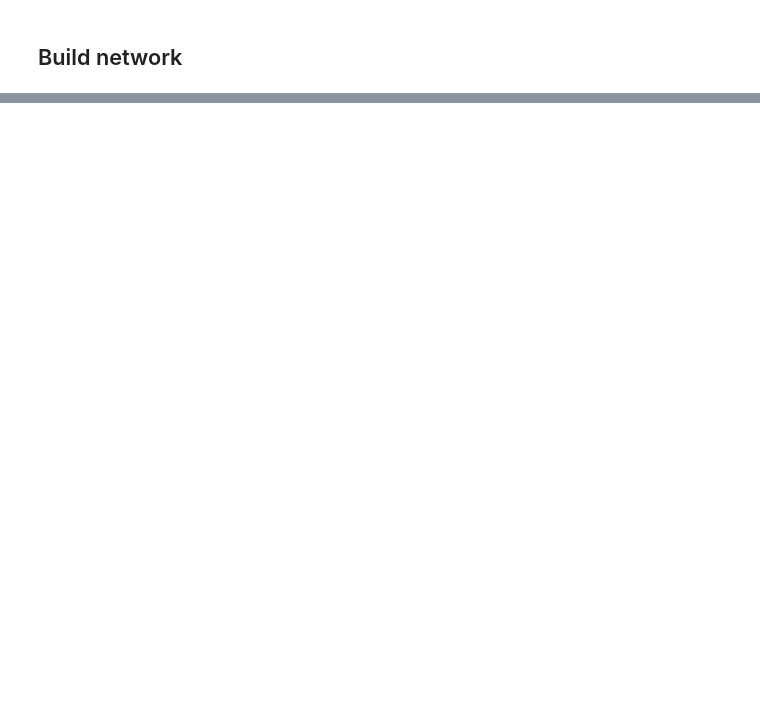
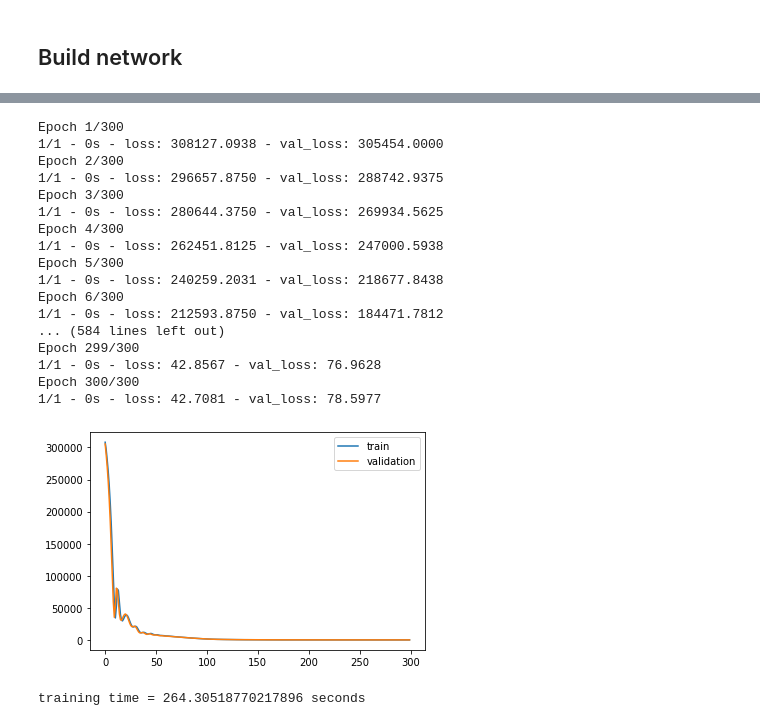
Before and after one commit to ellensanden/MLAnomalyDetection, a Jupyter notebook: test_stuff/cnn.ipynb, the cells around one changed output, grey strips where cells are left out. Saved outputs shown, nothing was run; the diff lists cells and outputs as text; code cells hidden in the pictures; blank space fills up the shorter version.

```diff
--- a/test_stuff/cnn.ipynb
+++ b/test_stuff/cnn.ipynb
@@ -62,12 +83,21 @@ dataCube = np.dstack([data,ID_matrix])
 # %% [markdown]
 ## Build network
 # %%
-# channels?? 2d or 3d?
-n_timesteps = dataCube.shape[0]
-n_features = dataCube.shape[1]
+# channels?? 2d or 3d? think 3d because there are correlations between the two cannels
+# relu much better than sigmoid
+n_features = 64
 n_3rd = 2
-n_channels = 1
-input = Input(shape=(n_timesteps,n_features,n_3rd,n_channels))
+n_channels = 2
+
+input = Input(shape=(n_timesteps,n_features,n_channels, 1))
 
 l1 = Conv3D(filters = 16, kernel_size = (3, 3, 3), activation='relu', padding='same')(input)
 l2 = Conv3D(filters = 16, kernel_size = (3, 3, 3), activation='relu', padding='same')(l1)
+l3 = MaxPool3D((2,2,2),padding='valid')(l2)
+l4 = Conv3D(filters = 16, kernel_size = (3, 3, 3), activation='relu', padding='same')(l3)
+l5 = Conv3D(filters = 1, kernel_size = (3, 3, 3), activation='relu', padding='same')(l4)
+
+
+CNN = Model(inputs=input, outputs=l5,name="CNN")
+CNN.compile(optimizer='adam', loss='mse')
+CNN.summary()
@@ -73,0 +125,40 @@ l2 = Conv3D(filters = 16, kernel_size = (3, 3, 3), activation='relu', padding='s
+# %%
+
+import time
+
+model = CNN
+es= EarlyStopping(monitor='val_loss', mode='min', verbose=0, patience=10)
+
+s=time.time()
+
+history = model.fit(x_train,x_train, validation_data=(x_test, x_test), epochs=300, verbose=2, shuffle=False, callbacks = [es])
+
+e=time.time()
+
+# plot history
+pyplot.plot(history.history['loss'], label='train')
+pyplot.plot(history.history['val_loss'], label='validation')
+
+pyplot.legend()
+pyplot.show()
+print(f'training time = {e-s} seconds')
+# %% [output]
+Epoch 1/300
+1/1 - 0s - loss: 308127.0938 - val_loss: 305454.0000
+Epoch 2/300
+1/1 - 0s - loss: 296657.8750 - val_loss: 288742.9375
+Epoch 3/300
+1/1 - 0s - loss: 280644.3750 - val_loss: 269934.5625
+Epoch 4/300
+1/1 - 0s - loss: 262451.8125 - val_loss: 247000.5938
+Epoch 5/300
+1/1 - 0s - loss: 240259.2031 - val_loss: 218677.8438
+Epoch 6/300
+1/1 - 0s - loss: 212593.8750 - val_loss: 184471.7812
+... (584 lines left out)
+Epoch 299/300
+1/1 - 0s - loss: 42.8567 - val_loss: 76.9628
+Epoch 300/300
+1/1 - 0s - loss: 42.7081 - val_loss: 78.5977
+[figure, added]
+training time = 264.30518770217896 seconds
```
Also changed, not shown: parts of 5 cells of this notebook.
